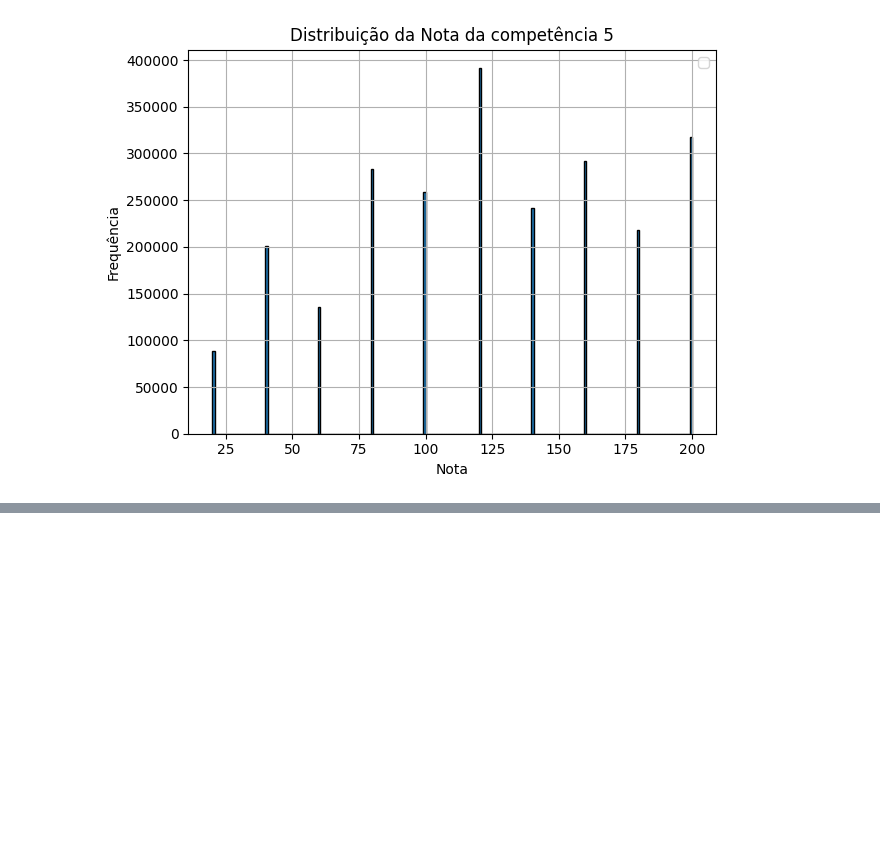
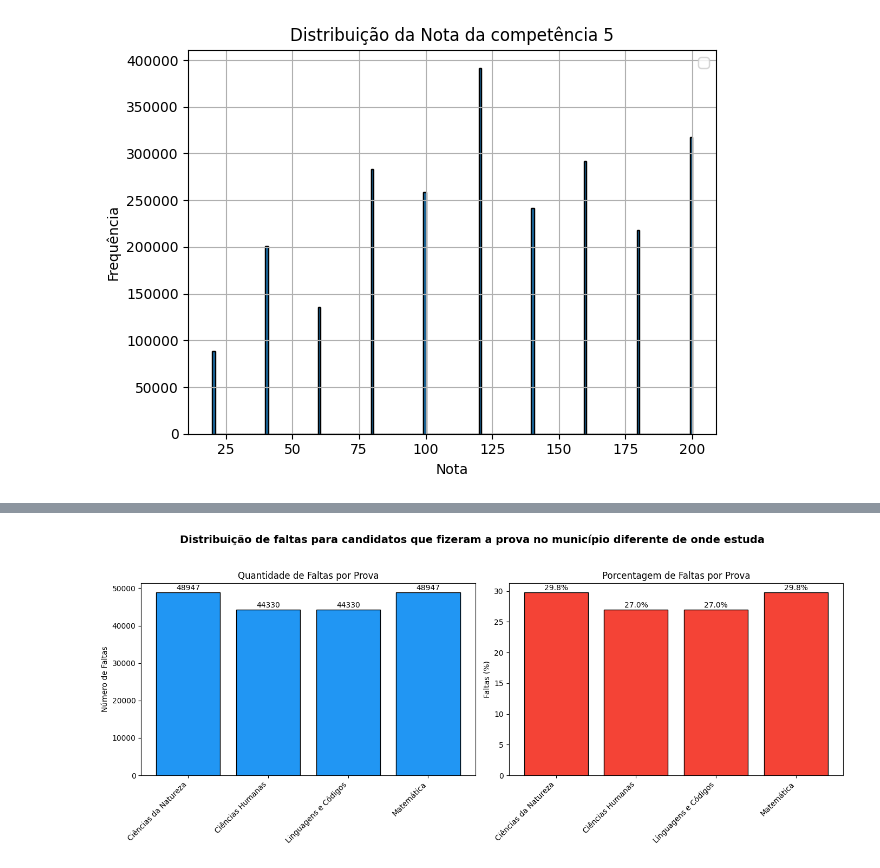
Before and after one commit to henriquefac/ciencia_de_dados_av1, a Jupyter notebook: av1/notebook/apresentacao/perguntas.ipynb, the cells around one changed output, grey strips where cells are left out. Cells and saved outputs as stored; diff of their text form; code cells hidden in the pictures; blank space fills up the shorter version.

```diff
--- a/av1/notebook/apresentacao/perguntas.ipynb
+++ b/av1/notebook/apresentacao/perguntas.ipynb
@@ -217,0 +361,37 @@ plot_notas_tukey(notas, descricao, set_ci=True, max_title_length=100)
+# %%
+import matplotlib.pyplot as plt
+
+# Dados
+labels = list(quant_faltas_prova.keys())
+valores_abs = [quant_faltas_prova[k] for k in labels]
+valores_pct = [quant_faltas_prova_porcentagem[k] * 100 for k in labels]
+
+# Tamanho da figura
+plt.figure(figsize=(14, 6))
+
+# Título geral
+plt.suptitle("Distribuição de faltas para candidatos que fizeram a prova no município diferente de onde estuda",
+             fontsize=14, fontweight='bold')
+
+# Gráfico 1 - Quantidade absoluta
+plt.subplot(1, 2, 1)
+plt.bar(labels, valores_abs, color='#2196f3', edgecolor='black')
+plt.title('Quantidade de Faltas por Prova')
+plt.ylabel('Número de Faltas')
+plt.xticks(rotation=45, ha='right')
+for i, v in enumerate(valores_abs):
+    plt.text(i, v + max(valores_abs)*0.01, str(int(v)), ha='center')
+
+# Gráfico 2 - Porcentagem
+plt.subplot(1, 2, 2)
+plt.bar(labels, valores_pct, color='#f44336', edgecolor='black')
+plt.title('Porcentagem de Faltas por Prova')
+plt.ylabel('Faltas (%)')
+plt.xticks(rotation=45, ha='right')
+for i, v in enumerate(valores_pct):
+    plt.text(i, v + max(valores_pct)*0.01, f'{v:.1f}%', ha='center')
+
+plt.tight_layout(rect=[0, 0, 1, 0.95])
+plt.show()
+# %% [output]
+[figure, added]
```
Also changed, not shown: parts of 9 cells of this notebook.
